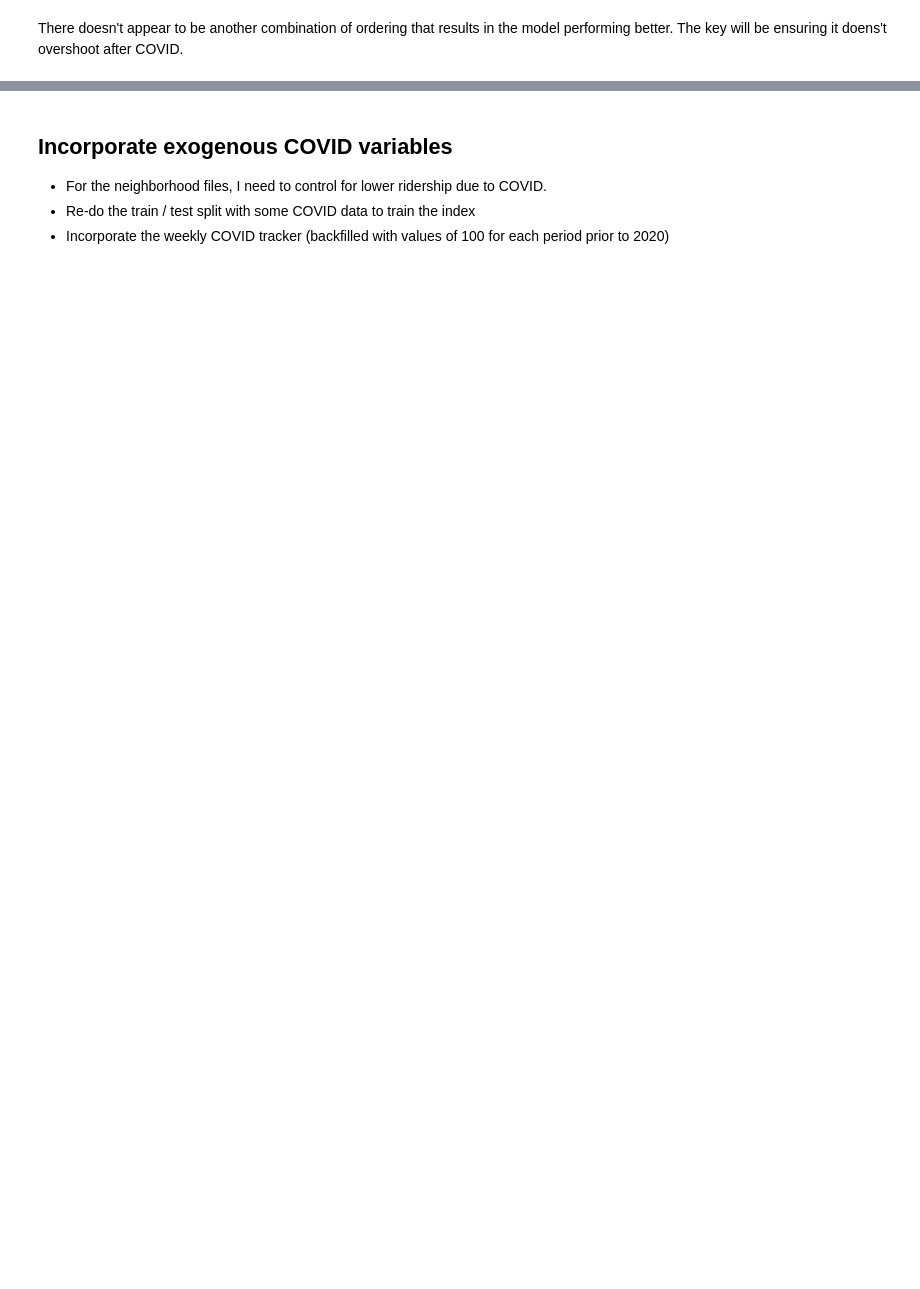
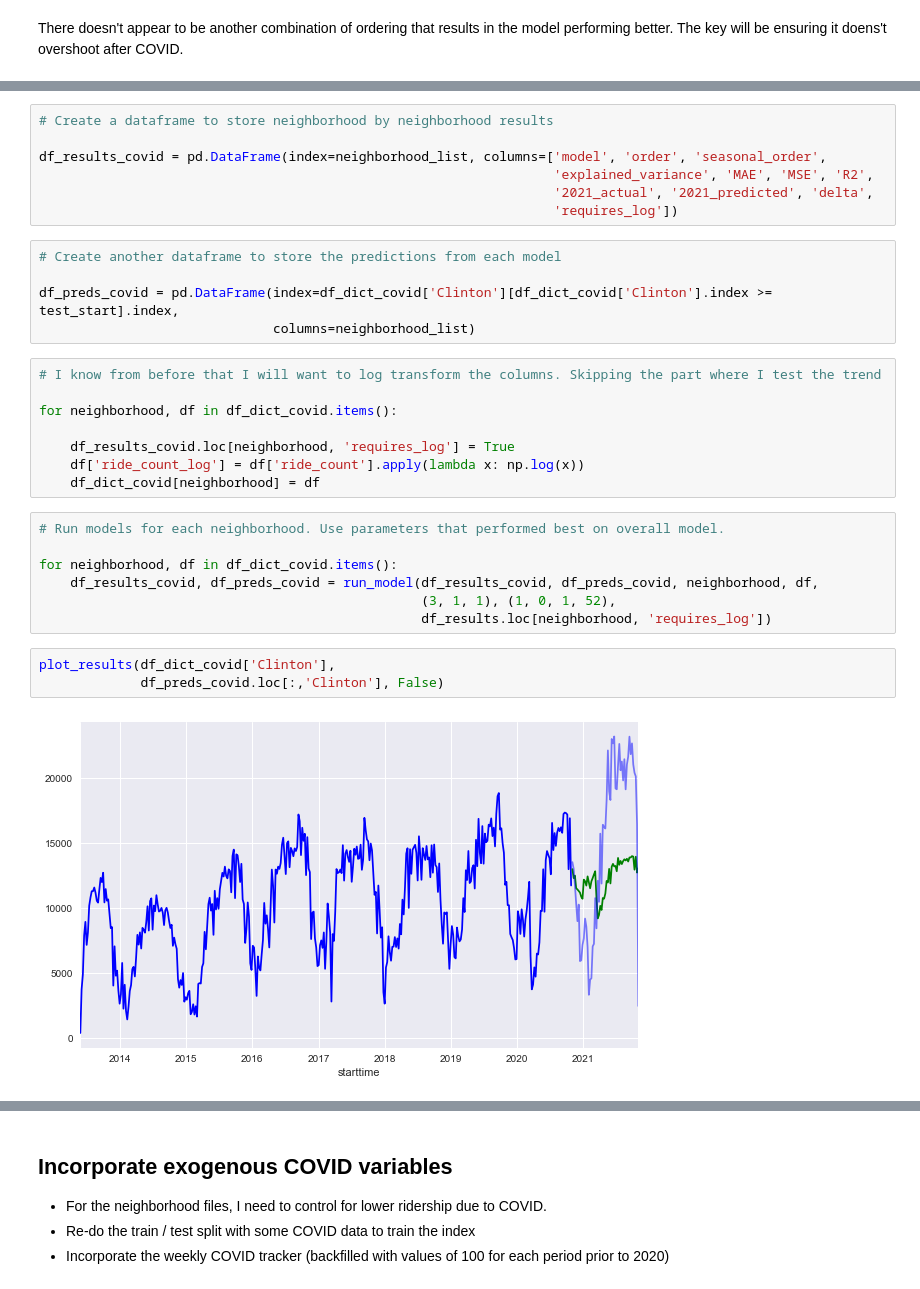
Before and after one commit to marvelje/citibike_ridership_project, a Jupyter notebook: citibike_arima_neighborhood.ipynb, the cells around one changed output, grey strips where cells are left out. Drawn from its saved outputs; the diff is of its cells as text; blank space fills up the shorter version.

```diff
--- a/citibike_arima_neighborhood.ipynb
+++ b/citibike_arima_neighborhood.ipynb
@@ -254,0 +297,32 @@ There doesn't appear to be another combination of ordering that results in the m
+# %%
+# Create a dataframe to store neighborhood by neighborhood results
+
+df_results_covid = pd.DataFrame(index=neighborhood_list, columns=['model', 'order', 'seasonal_order',
+                                                                  'explained_variance', 'MAE', 'MSE', 'R2',
+                                                                  '2021_actual', '2021_predicted', 'delta',
+                                                                  'requires_log'])
+# %%
+# Create another dataframe to store the predictions from each model
+
+df_preds_covid = pd.DataFrame(index=df_dict_covid['Clinton'][df_dict_covid['Clinton'].index >= test_start].index,
+                              columns=neighborhood_list)
+# %%
+# I know from before that I will want to log transform the columns. Skipping the part where I test the trend
+
+for neighborhood, df in df_dict_covid.items():
+
+    df_results_covid.loc[neighborhood, 'requires_log'] = True
+    df['ride_count_log'] = df['ride_count'].apply(lambda x: np.log(x))
+    df_dict_covid[neighborhood] = df
+# %%
+# Run models for each neighborhood. Use parameters that performed best on overall model.
+
+for neighborhood, df in df_dict_covid.items():
+    df_results_covid, df_preds_covid = run_model(df_results_covid, df_preds_covid, neighborhood, df,
+                                                 (3, 1, 1), (1, 0, 1, 52),
+                                                 df_results.loc[neighborhood, 'requires_log'])
+# %%
+plot_results(df_dict_covid['Clinton'],
+             df_preds_covid.loc[:,'Clinton'], False)
+# %% [output]
+[figure, added]
```
Also changed, not shown: parts of 56 cells of this notebook, 1 other file.
